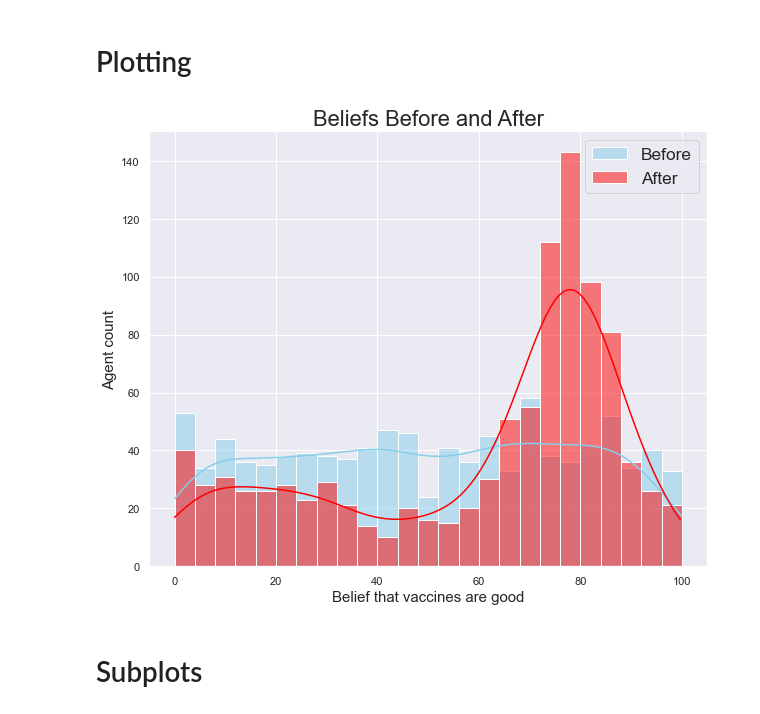
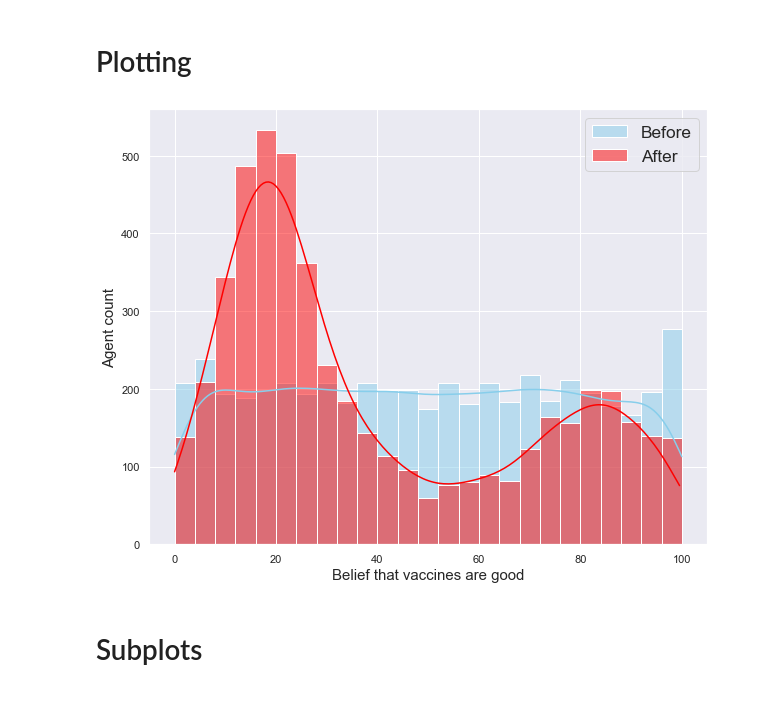
Before and after one commit to felicity-reddel/abm_internship, a Jupyter notebook: notebooks/Viz_Belief_Distributions.ipynb, the cells around one changed output. Drawn from its saved outputs; the diff is of its cells as text; code cells hidden in the pictures.

Commit message:
final results

```diff
--- a/notebooks/Viz_Belief_Distributions.ipynb
+++ b/notebooks/Viz_Belief_Distributions.ipynb
@@ -35,7 +36,8 @@ data.head(5)
 # %% [markdown]
 ### Reshaping data
 # %%
-data.rename({"Unnamed: 0":"a"}, axis="columns", inplace=True)
+# data.rename({"Unnamed: 0":"a"}, axis="columns", inplace=True)
+data.rename({"Unnamed: 0":"a", "((0.0, <SelectAgentsBy.RANDOM: 0>), False)":"0_MLI_0_R"}, axis="columns", inplace=True)  # Validation
 data.drop(["a", "Replication"], axis=1, inplace=True)
 data.head(5)
 # %% [output]
@@ -48,22 +50,15 @@ data.head(5)
 # %%
 # Rename columns
 # column_names = ["0%_True", "0%_False","0%_True", "0%_False","0%_True", "0%_False","0%_True", "0%_False",]
-data.rename({"((0.0, <SelectAgentsBy.RANDOM: 0>), True)":"0%,\nR",
-             "((0.0, <SelectAgentsBy.RANDOM: 0>), False)":"0%,\n–",
-             "((0.1, <SelectAgentsBy.RANDOM: 0>), True)":"10%,\nR",
-             "((0.1, <SelectAgentsBy.RANDOM: 0>), False)":"10%,\n–",
-             "((0.25, <SelectAgentsBy.RANDOM: 0>), True)":"25%,\nR",
-             "((0.25, <SelectAgentsBy.RANDOM: 0>), False)":"25%,\n–",
-             # "((0.9, <SelectAgentsBy.RANDOM: 0>), True)":"90%,\nR",
-             # "((0.9, <SelectAgentsBy.RANDOM: 0>), False)":"90%,\n–"
-             }, axis="columns", inplace=True)
+# data.rename({"((0.0, <SelectAgentsBy.RANDOM: 0>), True)":"0%,\nR",
+#              "((0.0, <SelectAgentsBy.RANDOM: 0>), False)":"0%,\n–",
+#              "((0.1, <SelectAgentsBy.RANDOM: 0>), True)":"10%,\nR",
+#              "((0.1, <SelectAgentsBy.RANDOM: 0>), False)":"10%,\n–",
+#              "((0.25, <SelectAgentsBy.RANDOM: 0>), True)":"25%,\nR",
+#              "((0.25, <SelectAgentsBy.RANDOM: 0>), False)":"25%,\n–",
+#              # "((0.9, <SelectAgentsBy.RANDOM: 0>), True)":"90%,\nR",
+#              # "((0.9, <SelectAgentsBy.RANDOM: 0>), False)":"90%,\n–"
+#              }, axis="columns", inplace=True)
 
-
-# Switch Columns (first w/o ranking, then w/ranking)
-data = data[["0%,\n–", "0%,\nR",
-             "10%,\n–", "10%,\nR",
-             "25%,\n–", "25%,\nR",
-             # "90%,\n–", "90%,\nR",
-             ]]
-
-data.head(5)
+# For Ratio-Validation:
+# data.rename({"((0.0, <SelectAgentsBy.RANDOM: 0>), False)":"0_MLI_0_R"})
@@ -112,7 +116,7 @@ def convert(string):
 # %%
 # Pick result cell & get its data
 run_id = 0
-policy_nr = 5
+policy_nr = 0
 
 policy_data = data.iloc[:,policy_nr]
 row = policy_data[run_id]
@@ -122,17 +126,23 @@ before, after = convert(row)
 # %%
 # 1 Histogram
 sns.set(style="darkgrid", rc={'figure.figsize':(10, 8)})
 
 sns.histplot(data=before, color="skyblue", label="Before", kde=True, bins=25, binrange=(0,100))
 sns.histplot(data=after, color="red", label="After", kde=True, bins=25, binrange=(0,100))
 
 plt.legend(fontsize='x-large')
 plt.xlabel("Belief that vaccines are good", fontsize=15)
 plt.ylabel("Agent count", fontsize=15)
-plt.title("Beliefs Before and After", fontsize=22)
+# plt.title("Beliefs Before and After", fontsize=22)
+
+directory = os.getcwd()
+root_directory = os.path.dirname(directory)
+visualization_folder = root_directory + '/results/images/'
+plt.savefig(visualization_folder + f"validation_media_literacy.png", dpi=200, bbox_inches="tight", pad_inches=0.1)
+
 plt.show()
 # %% [output]
-[figure, old version]
+[figure, new version]
 # %%
 def create_title(policy):
     interventions = policy.split(",\n")
```
Also changed, not shown: parts of 9 cells of this notebook, 17 other files.
